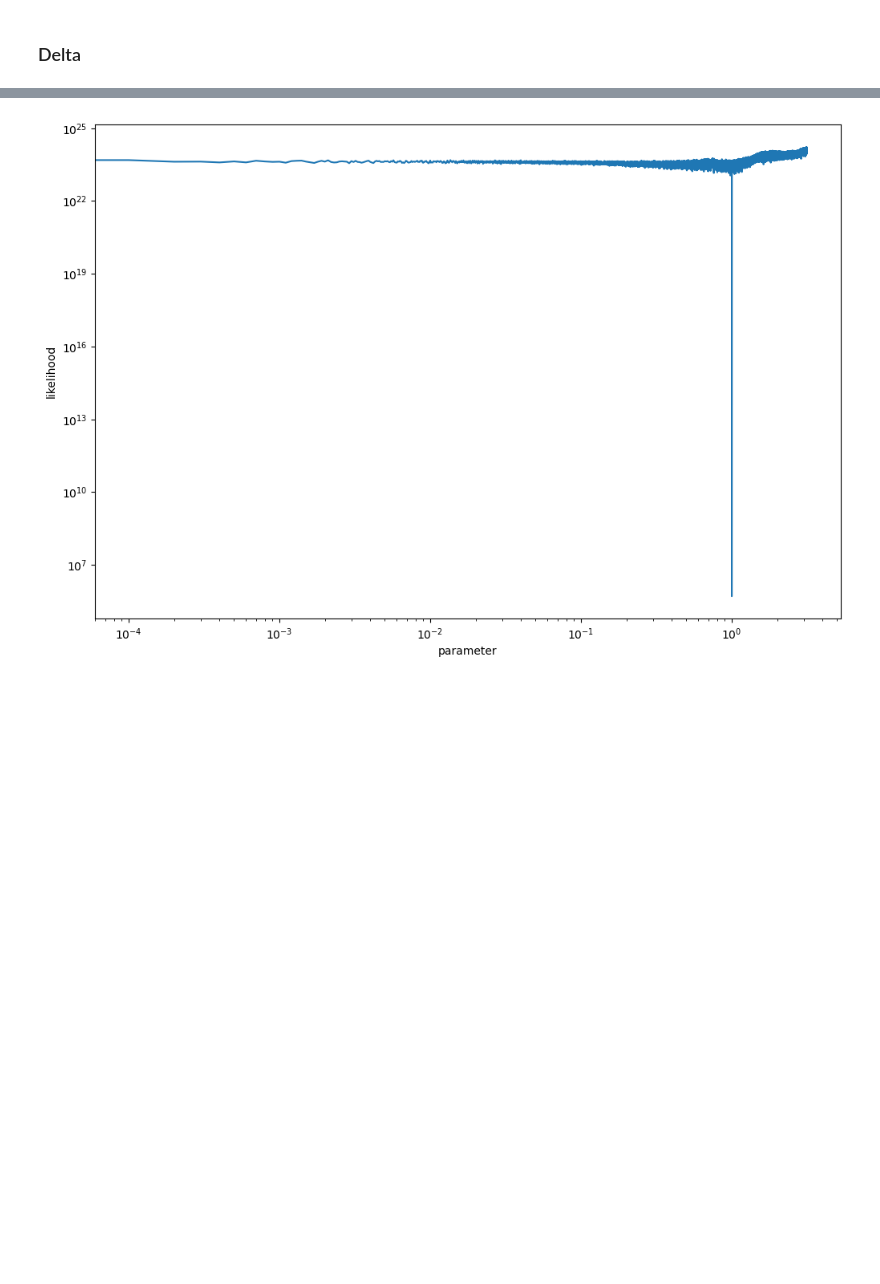
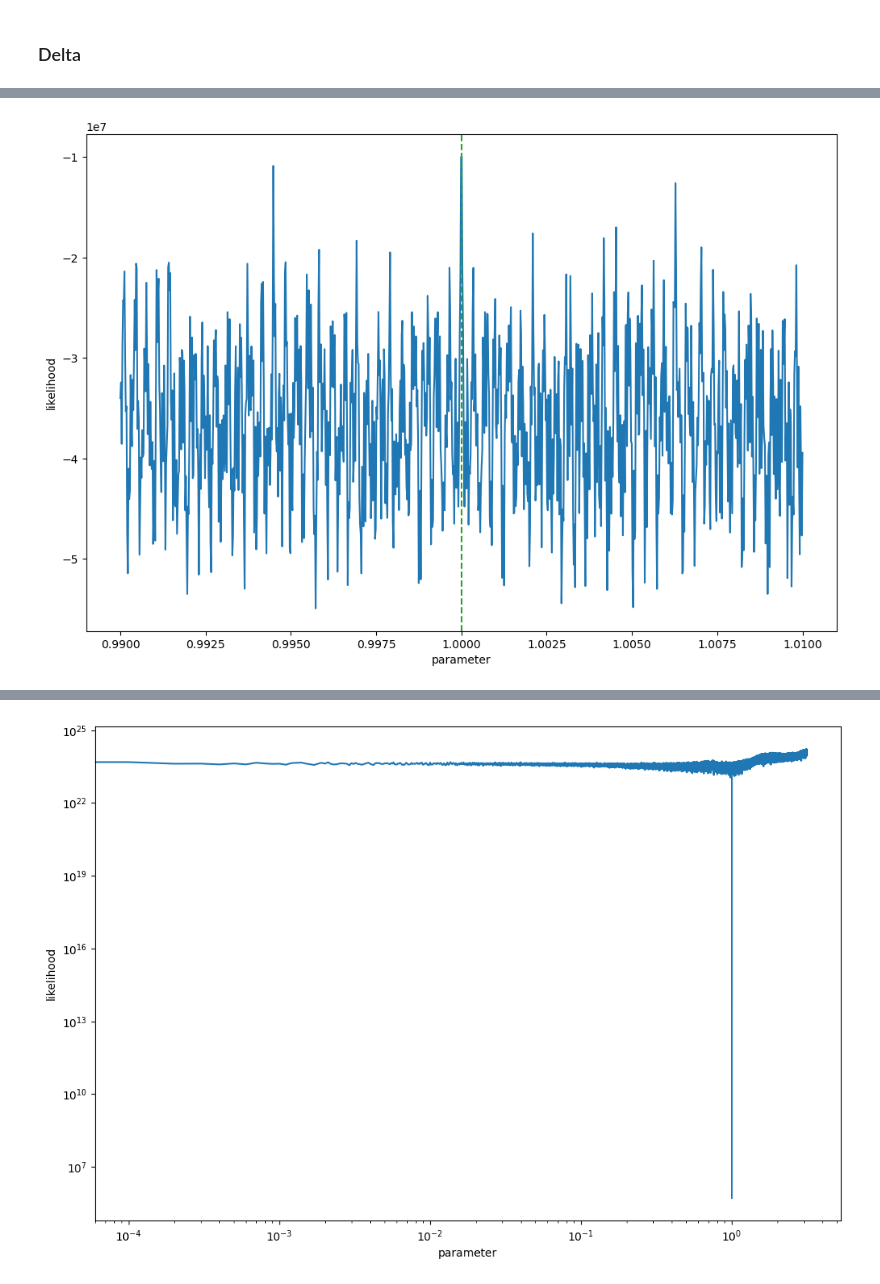
Before and after one commit to tomkimpson/StateSpacePTA, a Jupyter notebook: notebooks/likelihood_surfaces.ipynb, the cells around one changed output, grey strips where cells are left out. Saved outputs shown, nothing was run; the diff lists cells and outputs as text; code cells hidden in the pictures; blank space fills up the shorter version.

```diff
--- a/notebooks/likelihood_surfaces.ipynb
+++ b/notebooks/likelihood_surfaces.ipynb
@@ -142,0 +140,9 @@ plot_likelihood(variable_range,likelihoods,False,true_parameters[variable])
+# %%
+
+variable = "delta_gw"
+variable_range = np.linspace(0.99,1.01,1000)
+selected_parameters = true_parameters.copy()
+likelihoods = iterate_over_priors(variable, variable_range,selected_parameters,KF)
+plot_likelihood(variable_range,likelihoods,False,true_parameters[variable])
+# %% [output]
+[figure, added]
```
Also changed, not shown: parts of 14 cells of this notebook, 6 other files.
